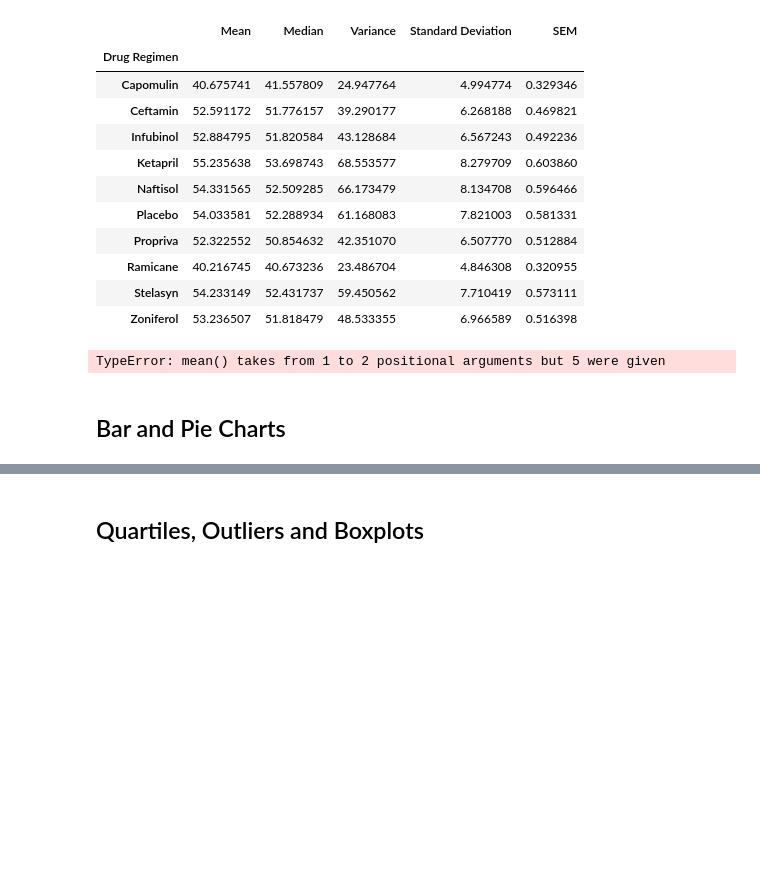
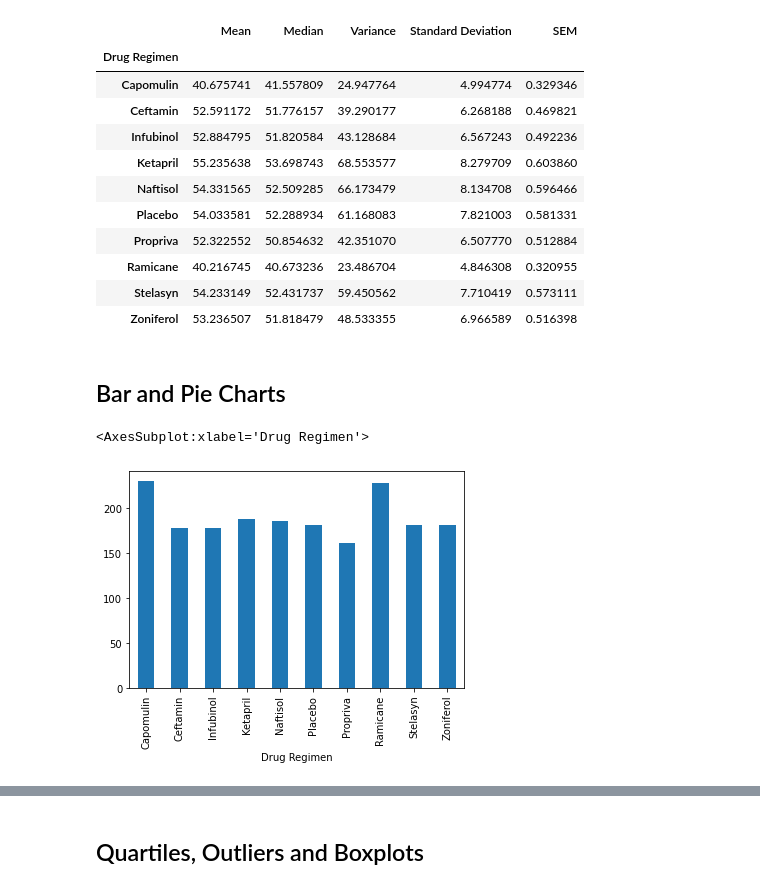
Before and after one commit to KyleHunstein/Matplotlib_Challenge, a Jupyter notebook: Instructions/Pymaceuticals/pymaceuticals_starter.ipynb, the cells around one changed output, grey strips where cells are left out. Drawn from its saved outputs; the diff is of its cells as text; code cells hidden in the pictures; blank space fills up the shorter version.

```diff
--- a/Instructions/Pymaceuticals/pymaceuticals_starter.ipynb
+++ b/Instructions/Pymaceuticals/pymaceuticals_starter.ipynb
@@ -71,13 +56,13 @@ Length: 1893, dtype: bool
 # Assemble the resulting series into a single summary dataframe.
 
 
-drug_df = mouse_df.groupby(["Drug Regimen"])
+drug_groupby = mouse_df.groupby(["Drug Regimen"])
 
-gb_mean = drug_df.mean()["Tumor Volume (mm3)"]
-gb_median = drug_df.median()["Tumor Volume (mm3)"]
-gb_variance = drug_df.var()["Tumor Volume (mm3)"]
-gb_standard_deviation = drug_df.std()["Tumor Volume (mm3)"]
-gb_SEM = drug_df.sem()["Tumor Volume (mm3)"]
+gb_mean = drug_groupby.mean()["Tumor Volume (mm3)"]
+gb_median = drug_groupby.median()["Tumor Volume (mm3)"]
+gb_variance = drug_groupby.var()["Tumor Volume (mm3)"]
+gb_standard_deviation = drug_groupby.std()["Tumor Volume (mm3)"]
+gb_SEM = drug_groupby.sem()["Tumor Volume (mm3)"]
 
 
 groupby_df = {
@@ -106,12 +91,17 @@ groupby_table
 # %%
 # Generate a summary statistics table of mean, median, variance, standard deviation, and SEM of the tumor volume for each regimen
 # Using the aggregation method, produce the same summary statistics in a single line
-agg_drugs = drug_df["Tumor Volume (mm3)"].agg("mean", "median", "var", "std", "sem")
+#agg_drugs = drug_df["Tumor Volume (mm3)"].agg("mean", "median", "var", "std", "sem")
-# %% [output]
-TypeError: mean() takes from 1 to 2 positional arguments but 5 were given
 # %% [markdown]
 ## Bar and Pie Charts
 # %%
 # Generate a bar plot showing the total number of timepoints for all mice tested for each drug regimen using Pandas.
+timepoint_graph_data = drug_groupby["Timepoint"].count()
+
+
+timepoint_graph_data.plot(kind = "bar")
+# %% [output]
+<AxesSubplot:xlabel='Drug Regimen'>
+[figure, added]
 # %%
 # Generate a bar plot showing the total number of timepoints for all mice tested for each drug regimen using pyplot.
```
Also changed, not shown: parts of 7 cells of this notebook.
